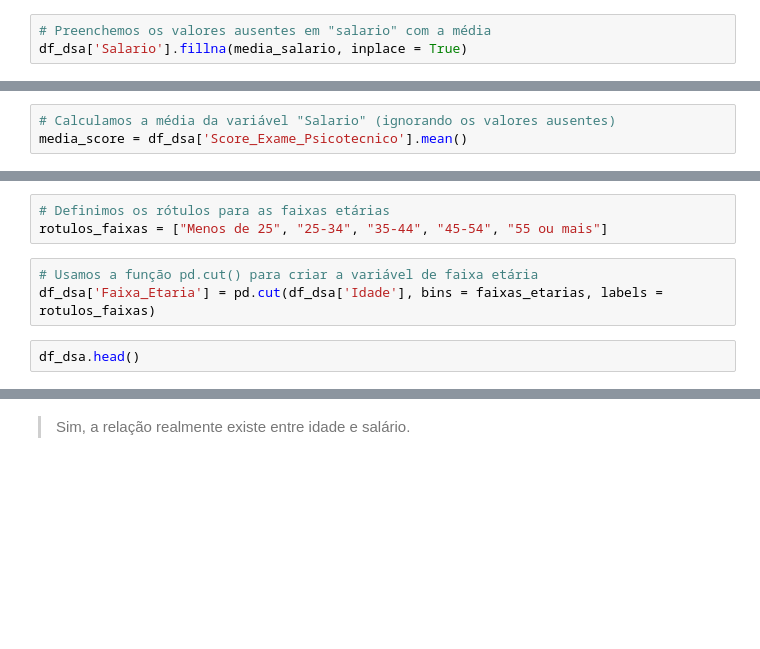
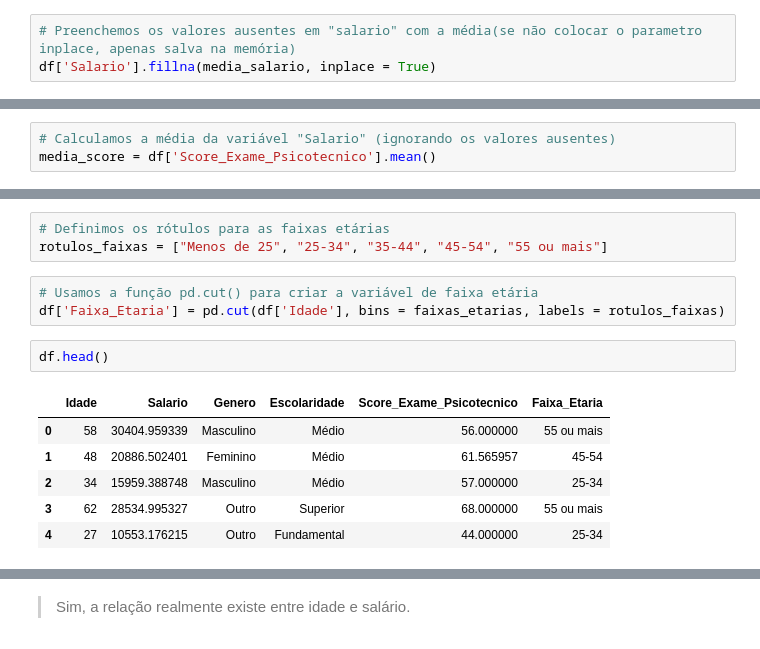
Before and after one commit to clenio77/my-data-analyst, a Jupyter notebook: Capitulo04/DSA-Projeto2.ipynb, the cells around one changed output, grey strips where cells are left out. Saved outputs shown, nothing was run; the diff lists cells and outputs as text; blank space fills up the shorter version.

```diff
--- a/Capitulo04/DSA-Projeto2.ipynb
+++ b/Capitulo04/DSA-Projeto2.ipynb
@@ -384,5 +388,5 @@ media_salario = df_dsa['Salario'].mean()
 # %%
-# Preenchemos os valores ausentes em "salario" com a média
-df_dsa['Salario'].fillna(media_salario, inplace = True)
+# Preenchemos os valores ausentes em "salario" com a média(se não colocar o parametro inplace, apenas salva na memória)
+df['Salario'].fillna(media_salario, inplace = True)
 # %%
 # Usamos o método isna() para verificar valores ausentes em cada coluna
@@ -411,6 +426,6 @@ else:
 > Podemos então usar a média e preencher os valores ausentes. Essa técnica é chamada de imputação.
 # %%
 # Calculamos a média da variável "Salario" (ignorando os valores ausentes)
-media_score = df_dsa['Score_Exame_Psicotecnico'].mean()
+media_score = df['Score_Exame_Psicotecnico'].mean()
 # %%
 # Preenchemos os valores ausentes em "salario" com a média
@@ -433,7 +462,14 @@ faixas_etarias = [0, 25, 35, 45, 55, float('inf')]
 rotulos_faixas = ["Menos de 25", "25-34", "35-44", "45-54", "55 ou mais"]
 # %%
 # Usamos a função pd.cut() para criar a variável de faixa etária
-df_dsa['Faixa_Etaria'] = pd.cut(df_dsa['Idade'], bins = faixas_etarias, labels = rotulos_faixas)
+df['Faixa_Etaria'] = pd.cut(df['Idade'], bins = faixas_etarias, labels = rotulos_faixas)
 # %%
-df_dsa.head()
+df.head()
+# %% [output]
+|  | Idade | Salario | Genero | Escolaridade | Score_Exame_Psicotecnico | Faixa_Etaria |
+| 0 | 58 | 30404.959339 | Masculino | Médio | 56.000000 | 55 ou mais |
+| 1 | 48 | 20886.502401 | Feminino | Médio | 61.565957 | 45-54 |
+| 2 | 34 | 15959.388748 | Masculino | Médio | 57.000000 | 25-34 |
+| 3 | 62 | 28534.995327 | Outro | Superior | 68.000000 | 55 ou mais |
+| 4 | 27 | 10553.176215 | Outro | Fundamental | 44.000000 | 25-34 |
 # %%
```
Also changed, not shown: parts of 21 cells of this notebook, 4 other files.
